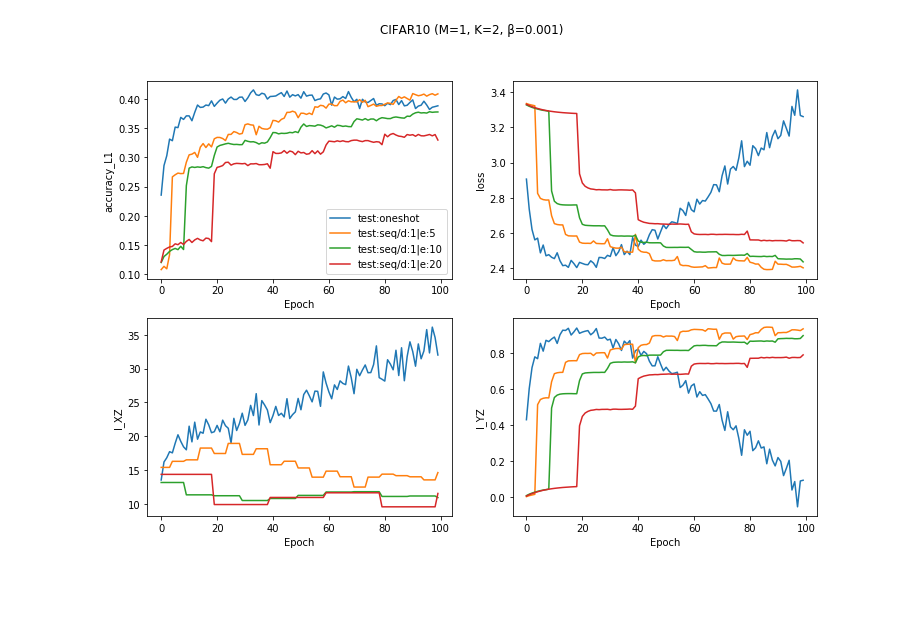
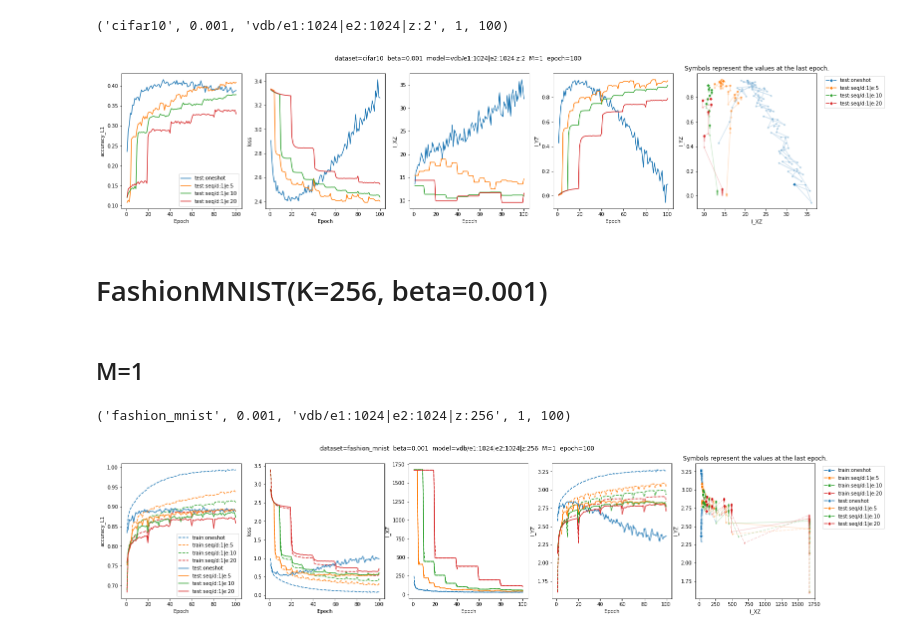
Before and after one commit to p16i/vdb, a Jupyter notebook: notebooks/compare-plot.ipynb, the cells around one changed output. Saved outputs shown, nothing was run; the diff lists cells and outputs as text; code cells hidden in the pictures; blank space fills up the shorter version.

```diff
--- a/notebooks/compare-plot.ipynb
+++ b/notebooks/compare-plot.ipynb
@@ -64,28 +54 @@ fmnist_experiments = (
 )
-# %%
-def plot_experiments(experiments, name, sets=['test']):
-    cm = plt.get_cmap('tab10')
-
-    experiment_metrics = dict()
-    experiment_names = []
-    total_experiments = len(experiments)
-
-    for k, v in experiments:
-        experiment_names.append(k)
-        experiment_metrics[k] = read_model_metrics(v)
-
-    plt.figure(figsize=(12, 8))
-
-    for i, m in enumerate(metrics):
-        plt.subplot(2, 2, i+1)
-        for t in sets:
-            for j, n in enumerate(experiment_names):
-                color = cm.colors[j]
-                plt.plot(experiment_metrics[n][t][m], "--" if t == "train" else "-", color=color, label=f"{t}:{n}")
-        plt.ylabel(m)
-        plt.xlabel("Epoch")
-        if i == 0:
-            plt.legend()
-    plt.suptitle(name)
-
-plot_experiments(fmnist_experiments, "Fashion MNIST (M=1, K=2, β=0.001)", sets=["train", "test"])
@@ -105,11 +162,15 @@ plot_experiments(fmnist_experiments_e_more, "Fashion MNIST (M=1, K=2, β=0.001)"
 # %%
-#M=1, K=2, β=0.001)
-cifar10_experiments = (
-    ("oneshot",      "../artifacts-server/vdb-cifar10--2019-11-22--08-56-14"),
-    ("seq/d:1|e:5",  "../artifacts-server/vdb-cifar10--2019-11-22--09-31-02"),
-    ("seq/d:1|e:10", "../artifacts-server/vdb-cifar10--2019-11-22--10-12-28"),
-    ("seq/d:1|e:20", "../artifacts-server/vdb-cifar10--2019-11-22--10-55-03"),
+plot_experiments(
+    (
+        "../artifacts-server/vdb-cifar10--2019-11-22--08-56-14",
+        "../artifacts-server/vdb-cifar10--2019-11-22--09-31-02",
+        "../artifacts-server/vdb-cifar10--2019-11-22--10-12-28",
+        "../artifacts-server/vdb-cifar10--2019-11-22--10-55-03"
+    ),
+    sets=["test"]
 )
-plot_experiments(cifar10_experiments, "CIFAR10 (M=1, K=2, β=0.001)", sets=["test"])
 # %% [output]
+('cifar10', 0.001, 'vdb/e1:1024|e2:1024|z:2', 1, 100)
-[figure, old version]
+[figure, new version]
+# %% [markdown]
+# FashionMNIST(K=256, beta=0.001)
@@ -115,0 +184,2 @@ plot_experiments(cifar10_experiments, "CIFAR10 (M=1, K=2, β=0.001)", sets=["tes
+# %% [markdown]
+## M=1
@@ -115,0 +188,17 @@ plot_experiments(cifar10_experiments, "CIFAR10 (M=1, K=2, β=0.001)", sets=["tes
+# %%
+plot_experiments(
+    (
+         "../artifacts-server/vdb-fashion_mnist--2019-11-22--18-27-11",
+         "../artifacts-server/vdb-fashion_mnist--2019-11-22--18-54-27",
+         "../artifacts-server/vdb-fashion_mnist--2019-11-22--19-33-42",
+         "../artifacts-server/vdb-fashion_mnist--2019-11-22--20-09-59",
+    )
+    , sets=[
+        "train",
+        "test"
+    ],
+#     ticks=fmnist_k256_ticks
+)
+# %% [output]
+('fashion_mnist', 0.001, 'vdb/e1:1024|e2:1024|z:256', 1, 100)
+[figure, added]
```
Also changed, not shown: parts of 20 cells of this notebook, 2 other files.
